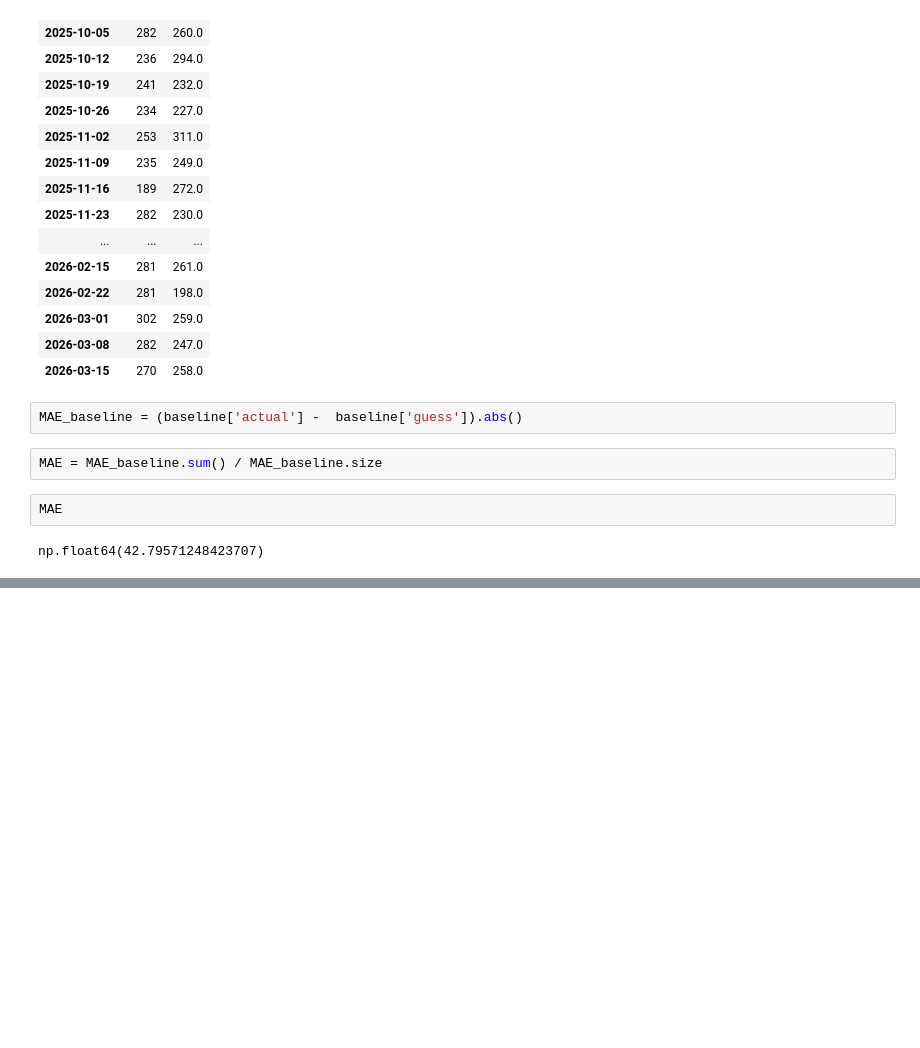
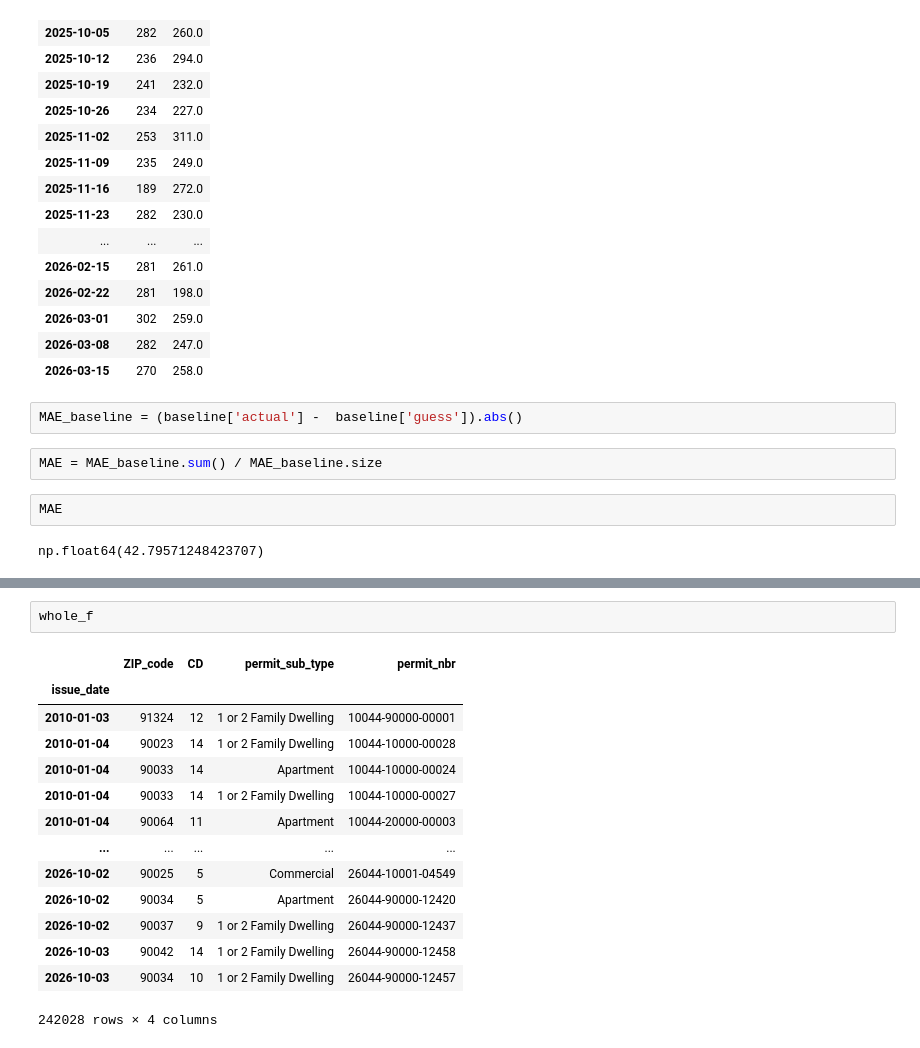
Before and after one commit to ShahSalar/demand-forecasting-hvac, a Jupyter notebook: notebooks/explore.ipynb, the cells around one changed output, grey strips where cells are left out. Drawn from its saved outputs; the diff is of its cells as text; blank space fills up the shorter version.

```diff
--- a/notebooks/explore.ipynb
+++ b/notebooks/explore.ipynb
@@ -718,0 +735,17 @@ np.float64(42.79571248423707)
+# %%
+whole_f
+# %% [output]
+|  | ZIP_code | CD | permit_sub_type | permit_nbr |
+| issue_date |  |  |  |  |
+| 2010-01-03 | 91324 | 12 | 1 or 2 Family Dwelling | 10044-90000-00001 |
+| 2010-01-04 | 90023 | 14 | 1 or 2 Family Dwelling | 10044-10000-00028 |
+| 2010-01-04 | 90033 | 14 | Apartment | 10044-10000-00024 |
+| 2010-01-04 | 90033 | 14 | 1 or 2 Family Dwelling | 10044-10000-00027 |
+| 2010-01-04 | 90064 | 11 | Apartment | 10044-20000-00003 |
+| ... | ... | ... | ... | ... |
+| 2026-10-02 | 90025 | 5 | Commercial | 26044-10001-04549 |
+| 2026-10-02 | 90034 | 5 | Apartment | 26044-90000-12420 |
+| 2026-10-02 | 90037 | 9 | 1 or 2 Family Dwelling | 26044-90000-12437 |
+| 2026-10-03 | 90042 | 14 | 1 or 2 Family Dwelling | 26044-90000-12458 |
+| 2026-10-03 | 90034 | 10 | 1 or 2 Family Dwelling | 26044-90000-12457 |
+242028 rows × 4 columns
```
Also changed, not shown: parts of 30 cells of this notebook, 4 other files.
